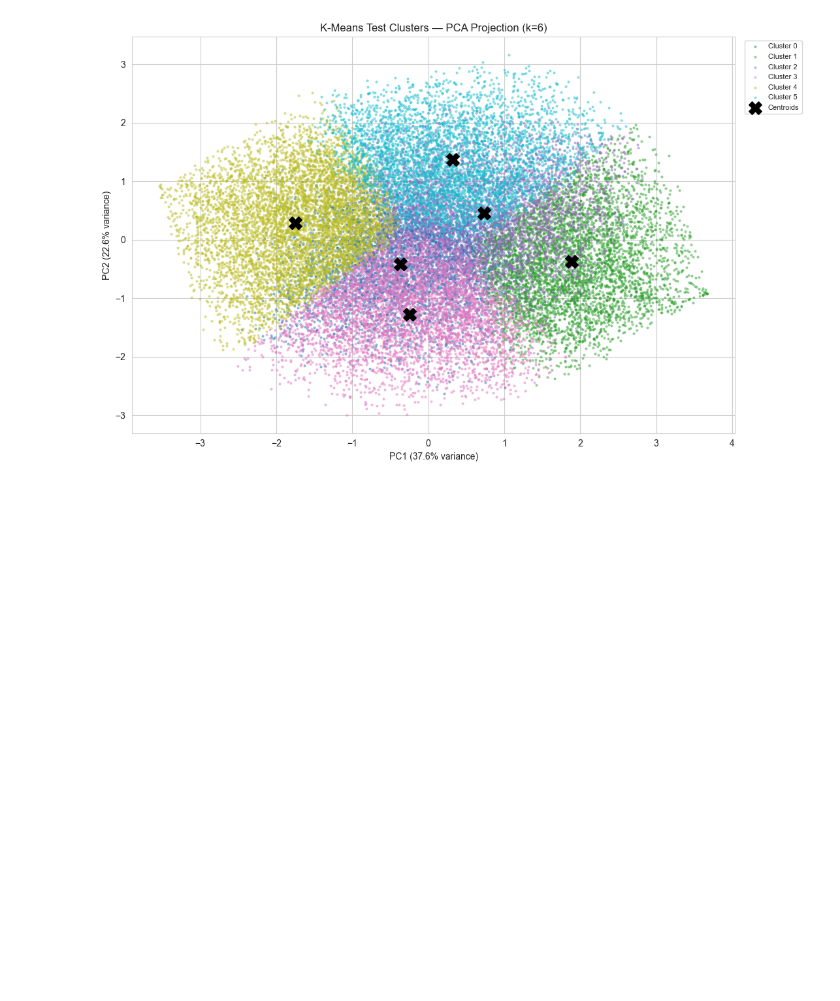
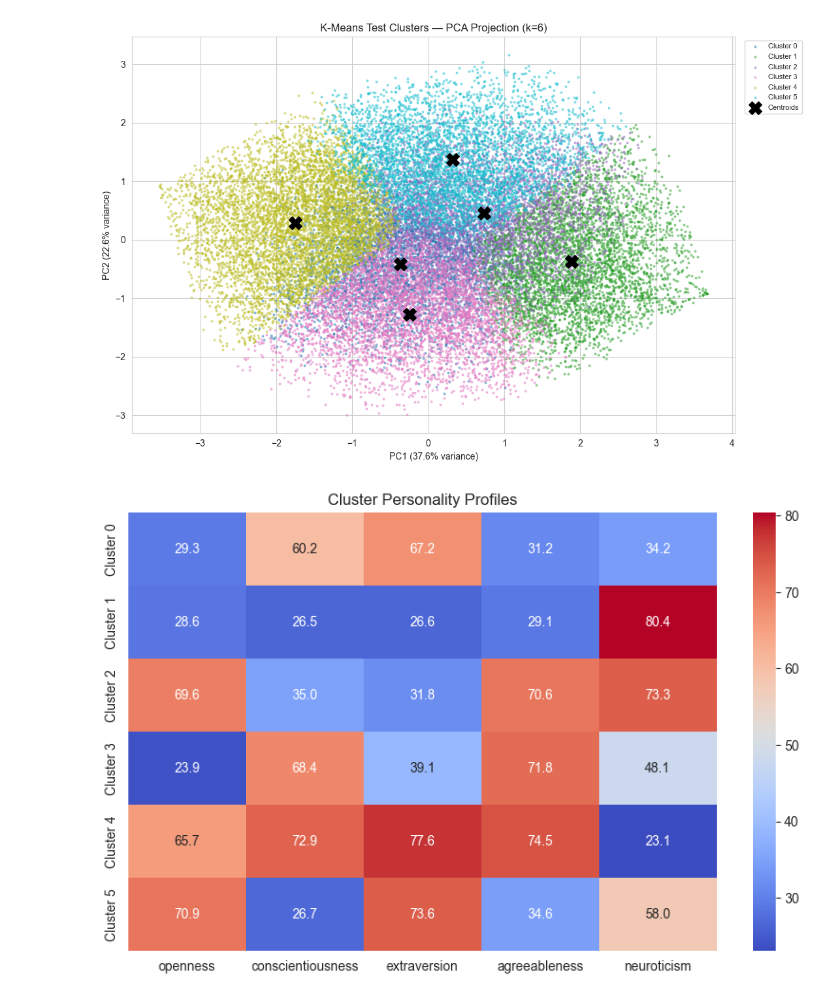
Before and after one commit to joyliu110/ECS-111-Final-Project, a Jupyter notebook: Training.ipynb, the cells around one changed output. Cells and saved outputs as stored; diff of their text form; code cells hidden in the pictures; blank space fills up the shorter version.

```diff
--- a/Training.ipynb
+++ b/Training.ipynb
@@ -325,3 +325,17 @@ plt.savefig('kmeans_test.png', dpi=150)
 plt.show()
 # %% [output]
 [figure]
+# %%
+plt.figure(figsize=(10,6))
+
+sns.heatmap(
+    cluster_profiles,
+    annot=True,
+    cmap='coolwarm',
+    fmt='.1f'
+)
+
+plt.title('Cluster Personality Profiles')
+plt.show()
+# %% [output]
+[figure, added]
```
Also changed, not shown: parts of 8 cells of this notebook.
